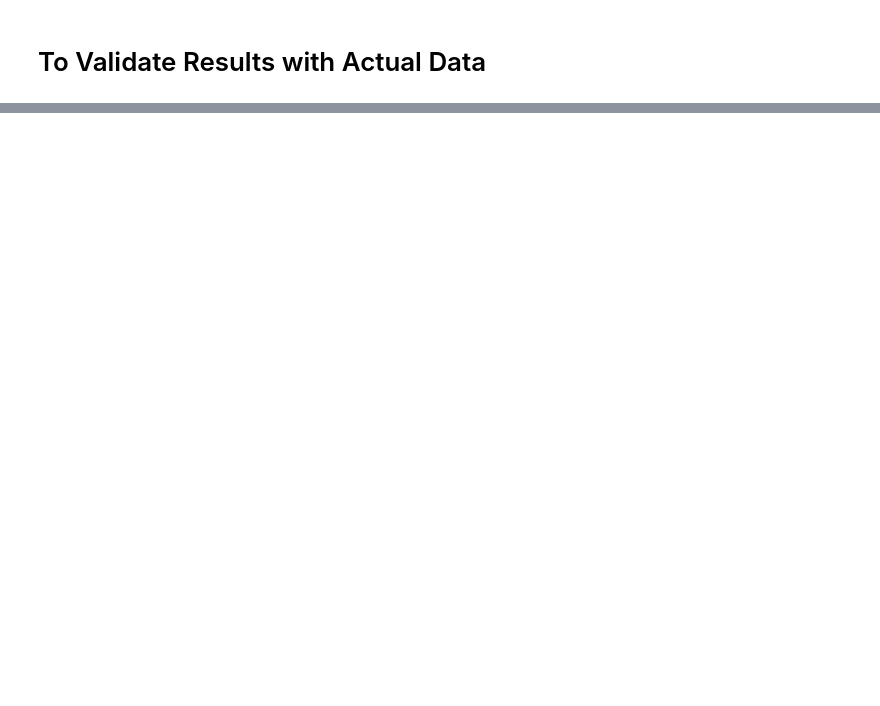
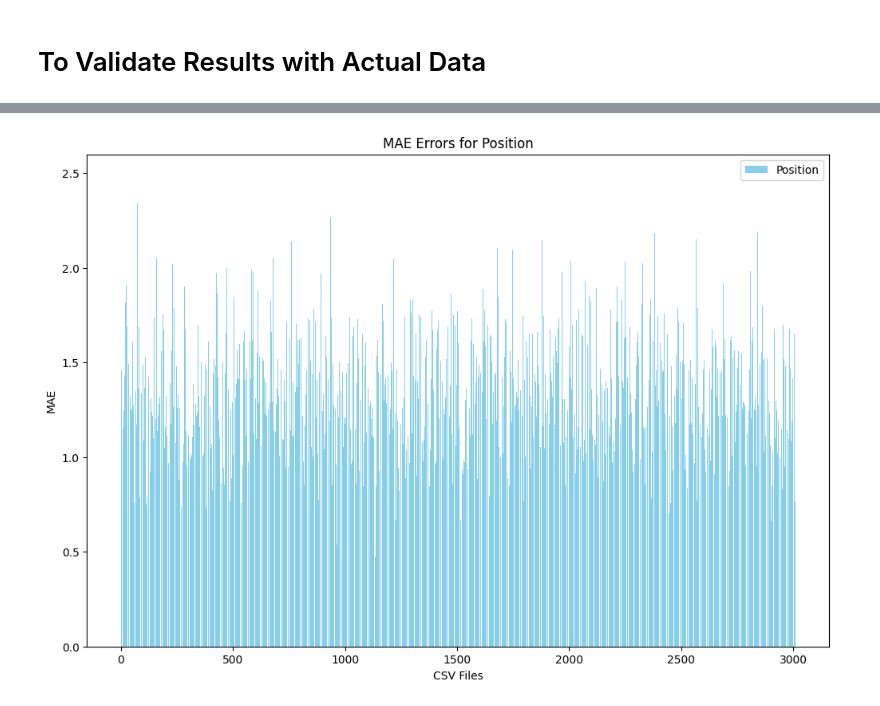
Before and after one commit to sarpermelikertekin/mt-3d-environments-from-video, a Jupyter notebook: lifting_models/sye.ipynb, the cells around one changed output, grey strips where cells are left out. Saved outputs shown, nothing was run; the diff lists cells and outputs as text; code cells hidden in the pictures; blank space fills up the shorter version.

Commit message:
SYE plots refactored

```diff
--- a/lifting_models/sye.ipynb
+++ b/lifting_models/sye.ipynb
@@ -634,0 +586,83 @@ visualize_errors_all_files_stacked(errors)
+# %%
+import matplotlib.pyplot as plt
+import pandas as pd
+import numpy as np
+
+def plot_individual(df, x, metric, component, color):
+    """
+    Plot an individual bar chart for a specific component.
+
+    Parameters:
+        df (DataFrame): DataFrame containing error metrics.
+        x (array): X-axis positions for bars.
+        metric (str): Metric type (e.g., "MAE", "RMSE").
+        component (str): Component to plot (e.g., "Position", "Rotation", "Corners").
+        color (str): Bar color.
+    """
+    plt.figure(figsize=(12, 8))
+    plt.bar(x, df[f"{metric}_{component}"], color=color, label=component)
+    plt.xlabel("CSV Files")
+    plt.ylabel(metric)
+    plt.title(f"{metric} Errors for {component}")
+    plt.legend()
+    plt.show()
+
+def plot_stacked(df, x, metric):
+    """
+    Plot a stacked bar chart for total errors.
+
+    Parameters:
+        df (DataFrame): DataFrame containing error metrics.
+        x (array): X-axis positions for bars.
+        metric (str): Metric type (e.g., "MAE", "RMSE").
+    """
+    plt.figure(figsize=(12, 8))
+    plt.bar(x, df[f"{metric}_Position"], color="skyblue", label="Position")
+    plt.bar(x, df[f"{metric}_Corners"], bottom=df[f"{metric}_Position"], color="lightgreen", label="Corners")
+    plt.bar(
+        x,
+        df[f"{metric}_Rotation"],
+        bottom=df[f"{metric}_Position"] + df[f"{metric}_Corners"],
+        color="orange",
+        label="Rotation",
+    )
+    plt.xlabel("CSV Files")
+    plt.ylabel(metric)
+    plt.title(f"{metric} Total Errors (Stacked)")
+    plt.legend()
+    plt.show()
+
+def visualize_errors_all_files(errors):
+    """
+    Visualize errors (individual and stacked) for RMSE and MAE across all files.
+
+    Parameters:
+        errors (dict): Dictionary containing error metrics for each file.
+    """
+    # Extract errors into DataFrame
+    data = []
+    for file_name, metrics in errors.items():
+        rmse = metrics["RMSE"]
+        mae = metrics["MAE"]
+        data.append([
+            file_name,
+            rmse["position"], rmse["rotation"], rmse["corners"],
+            mae["position"], mae["rotation"], mae["corners"]
+        ])
+
+    columns = ["File", "RMSE_Position", "RMSE_Rotation", "RMSE_Corners",
+               "MAE_Position", "MAE_Rotation", "MAE_Corners"]
+    df = pd.DataFrame(data, columns=columns)
+
+    x = np.arange(len(df))
+
+    # Plot RMSE and MAE components (individual and stacked)
+    for metric in ["MAE", "RMSE"]:
+        for component, color in zip(["Position", "Rotation", "Corners"], ["skyblue", "orange", "lightgreen"]):
+            plot_individual(df, x, metric, component, color)
+        plot_stacked(df, x, metric)
+
+# Example: Visualize errors
+visualize_errors_all_files(errors)
+# %% [output]
+[figure, added]
```
Also changed, not shown: parts of 12 cells of this notebook.
